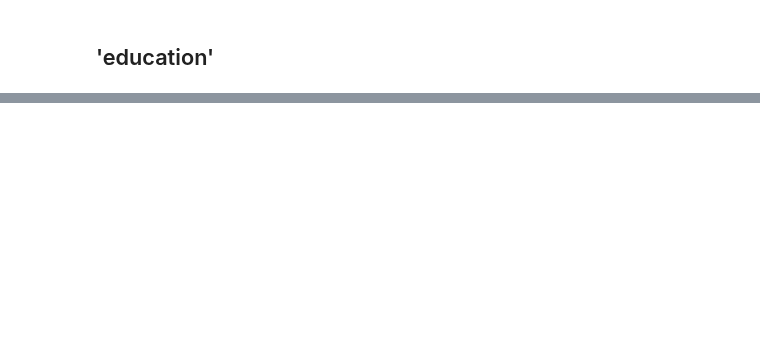
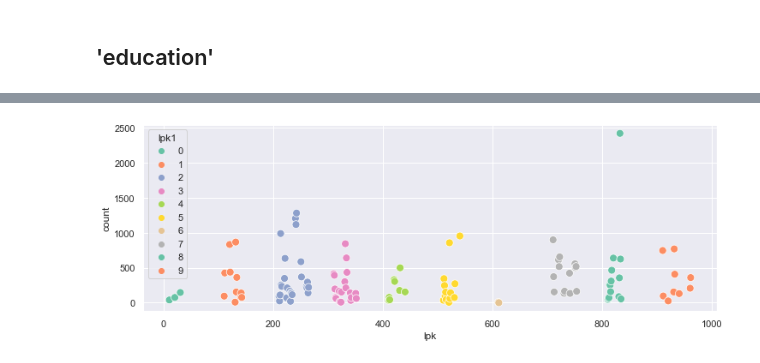
Before and after one commit to EdvinasStonevicius/LT-national-salary-analysis, a Jupyter notebook: python/Feature_engineering.ipynb, the cells around one changed output, grey strips where cells are left out. Cells and saved outputs as stored; diff of their text form; code cells hidden in the pictures; blank space fills up the shorter version.

```diff
--- a/python/Feature_engineering.ipynb
+++ b/python/Feature_engineering.ipynb
@@ -202,0 +204,4 @@ lpk_mean
+# %%
+sns.scatterplot(data=lpk_mean, x='lpk', y='count', hue='lpk1', s=80, palette='Set2');
+# %% [output]
+[figure, added]
```
Also changed, not shown: parts of 24 cells of this notebook, 1 other file.
